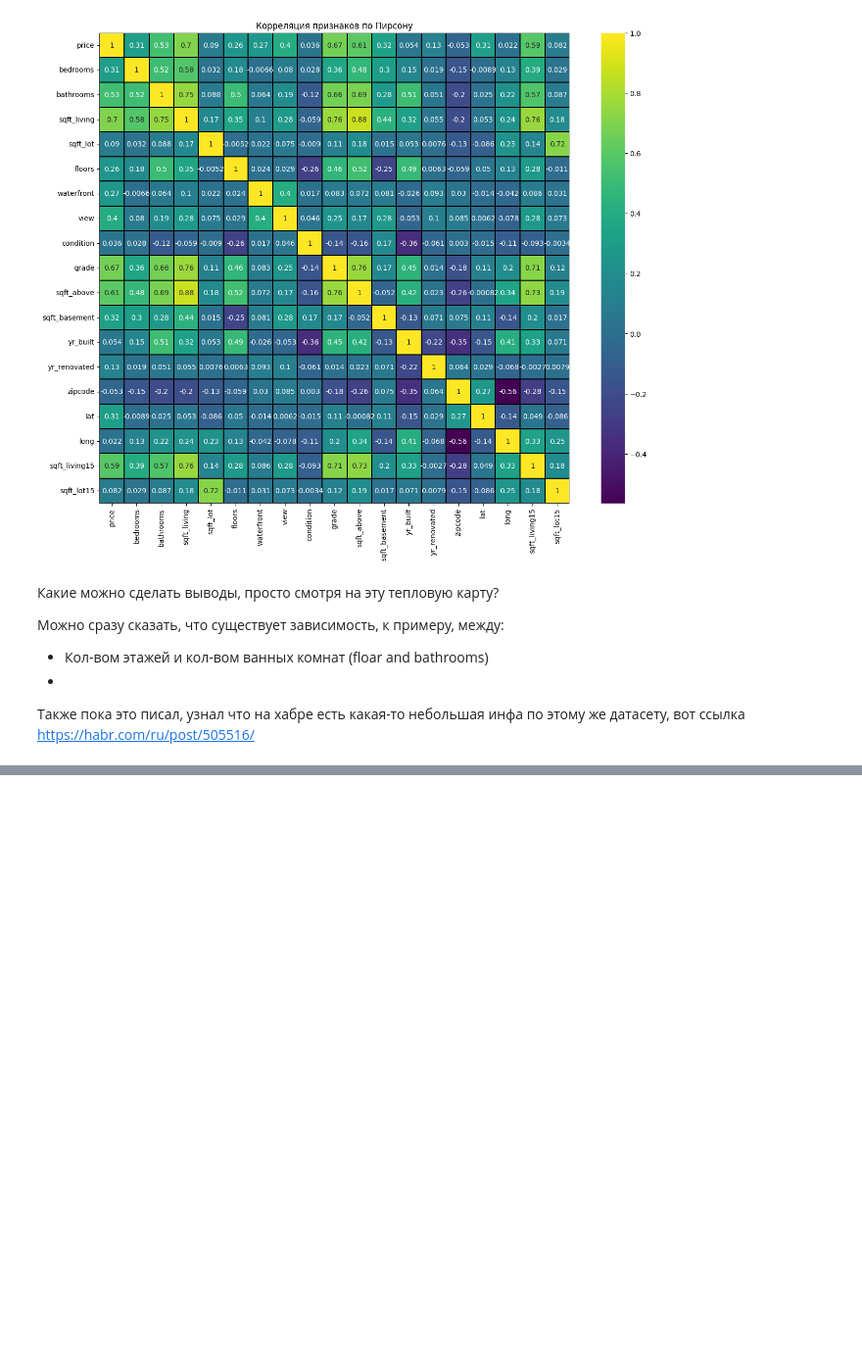
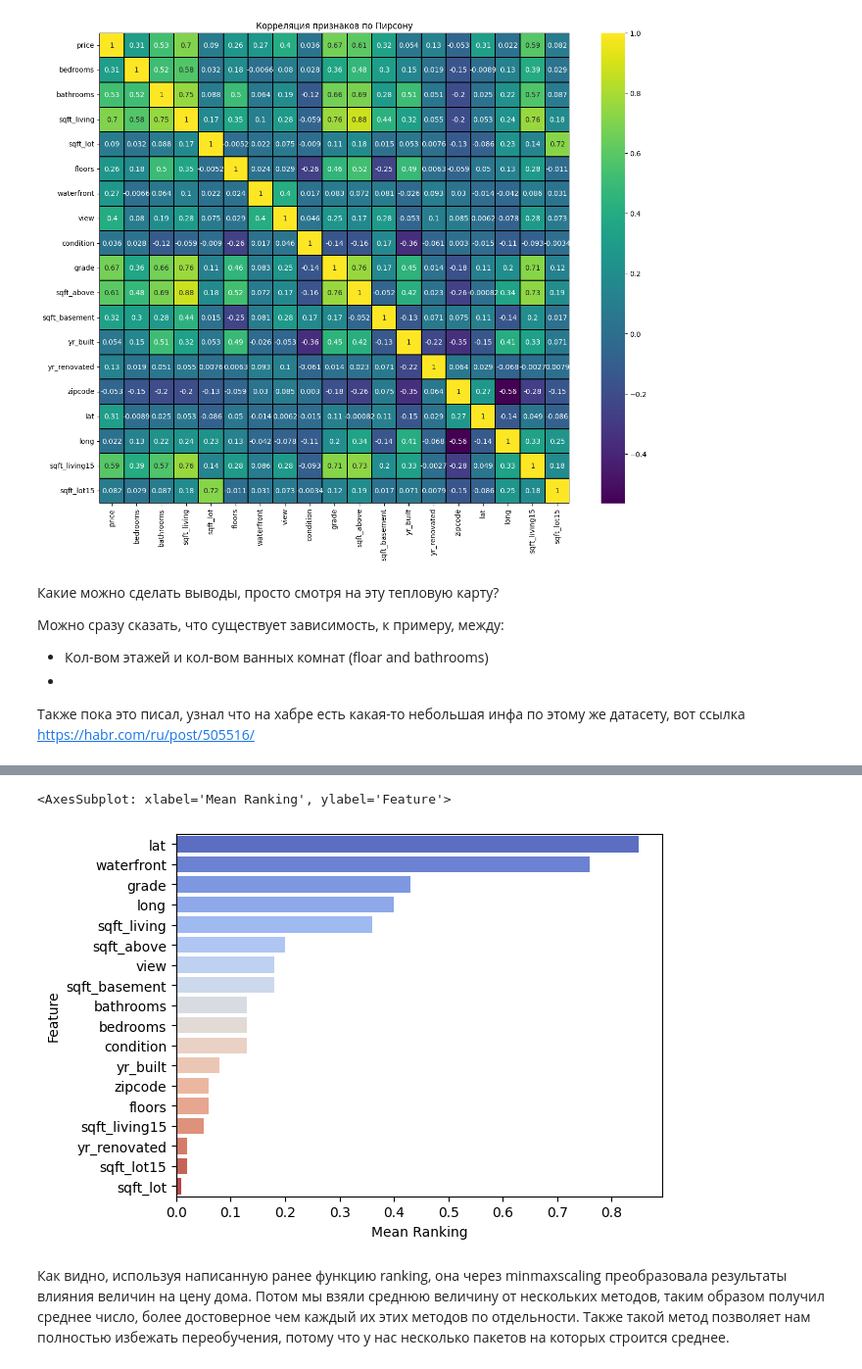
Before and after one commit to Enoki-ru/Random-forest, a Jupyter notebook: randforest.ipynb, the cells around one changed output, grey strips where cells are left out. Shown at 98% size. Cells and saved outputs as stored; diff of their text form; code cells hidden in the pictures; blank space fills up the shorter version.

```diff
--- a/randforest.ipynb
+++ b/randforest.ipynb
@@ -106,0 +171,15 @@ db
+# %%
+# Using Linear Regression
+lr = LinearRegression()
+lr.fit(X,Y)
+ranks["LinReg"] = ranking(np.abs(lr.coef_), colnames)
+
+# Using Ridge
+ridge = Ridge(alpha = 7)
+ridge.fit(X,Y)
+ranks['Ridge'] = ranking(np.abs(ridge.coef_), colnames)
+
+# Using Lasso
+lasso = Lasso(alpha=.05)
+lasso.fit(X, Y)
+ranks["Lasso"] = ranking(np.abs(lasso.coef_), colnames)
@@ -106,0 +247,14 @@ db
+# %%
+r = {}
+for name in colnames:
+    r[name] = round(np.mean([ranks[method][name]
+                             for method in ranks.keys()]), 2)
+
+methods = sorted(ranks.keys())
+ranks["Mean"] = r
+methods.append("Mean")
+
+print("\t%s" % "\t".join(methods))
+for name in colnames:
+    print("%s\t%s" % (name, "\t".join(map(str,
+                         [ranks[method][name] for method in methods]))))
@@ -106,0 +281,15 @@ db
+# %%
+# Put the mean scores into a Pandas dataframe
+meanplot = pd.DataFrame(list(r.items()), columns= ['Feature','Mean Ranking'])
+
+# Sort the dataframe
+meanplot = meanplot.sort_values('Mean Ranking', ascending=False)
+# %%
+# Let's plot the ranking of the features
+sns.barplot(x="Mean Ranking", y="Feature", data = meanplot,
+             palette='coolwarm')
+# %% [output]
+<AxesSubplot: xlabel='Mean Ranking', ylabel='Feature'>
+[figure, added]
+# %% [markdown]
+Как видно, используя написанную ранее функцию ranking, она через minmaxscaling преобразовала результаты влияния величин на цену дома. Потом мы взяли среднюю величину от нескольких методов, таким образом получил среднее число, более достоверное чем каждый их этих методов по отдельности. Также такой метод позволяет нам полностью избежать переобучения, потому что у нас несколько пакетов на которых строится среднее.
```
Also changed, not shown: parts of 11 cells of this notebook.
